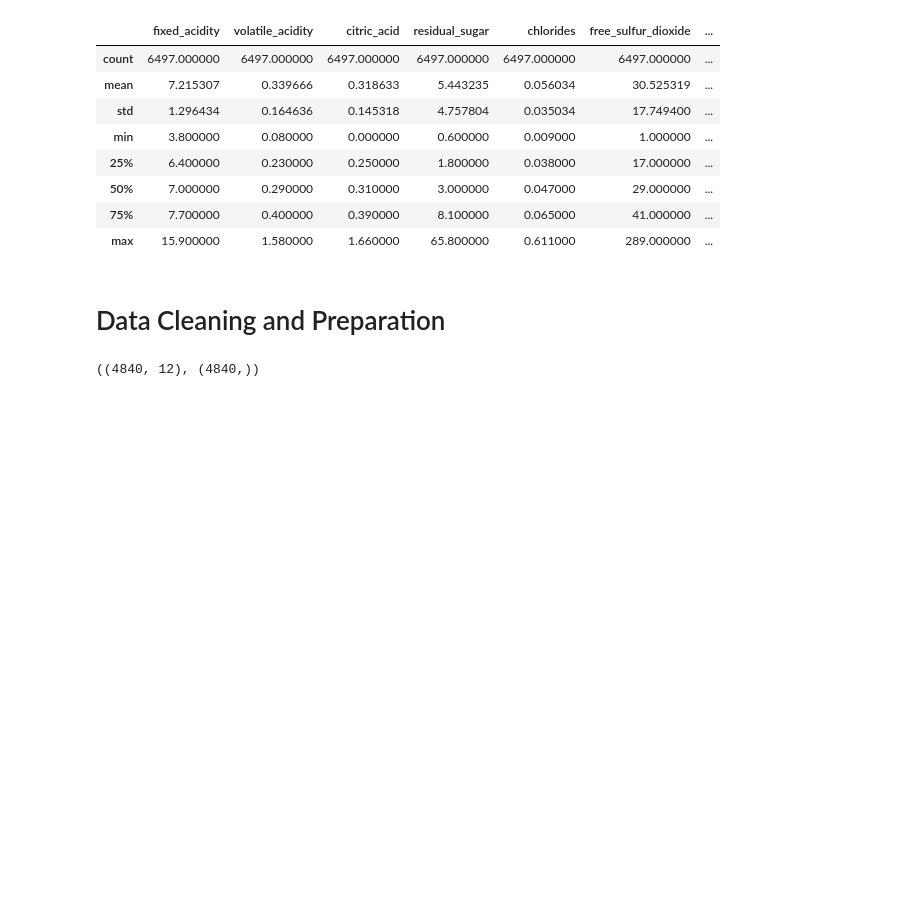
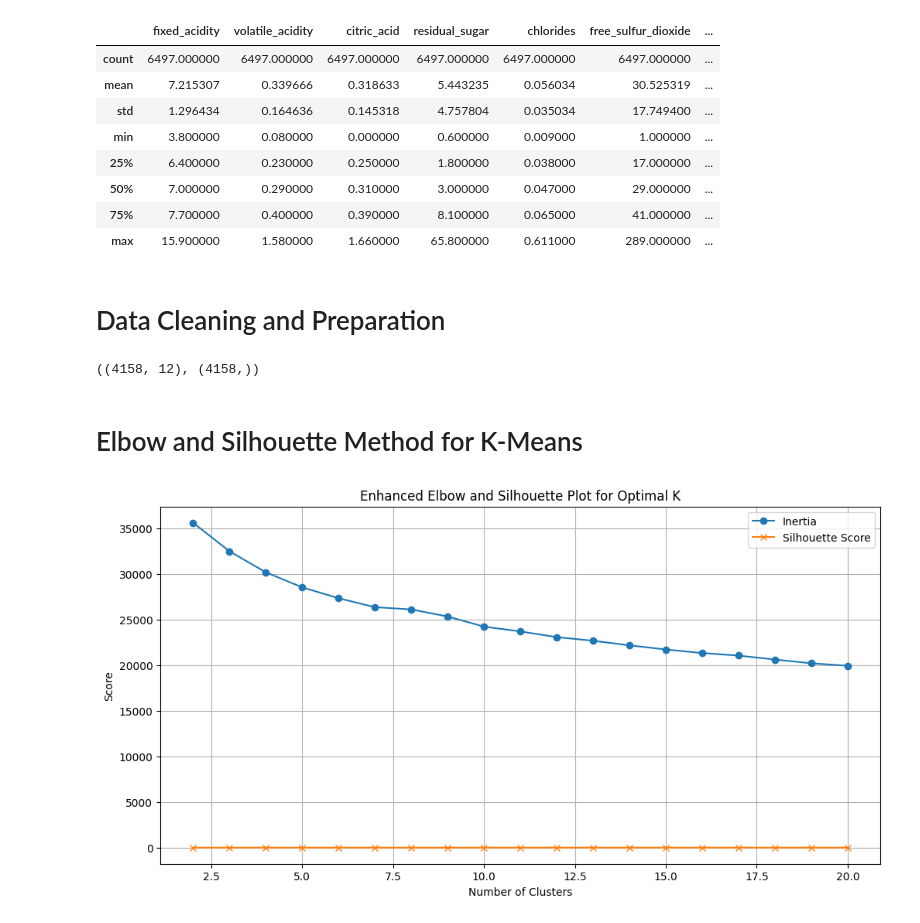
Before and after one commit to AR-KASHMIRI47/REFERRAL-Clustering-and-Fitting, a Jupyter notebook: Clustering and Fitting.ipynb, the cells around one changed output. Drawn from its saved outputs; the diff is of its cells as text; code cells hidden in the pictures; blank space fills up the shorter version.

Commit message:
Updated script for k means and fitting

```diff
--- a/Clustering and Fitting.ipynb
+++ b/Clustering and Fitting.ipynb
@@ -75,27 +76,36 @@ df.describe()
 def clean_data(df):
     """
     Cleans and preprocesses the dataset.
-    - Drops missing values.
+    - Handles missing values using Imputer.
     - Removes outliers using IQR.
     - Standardizes the data.
     """
-    df.dropna(inplace=True)
+    # Convert all columns to numeric (forcing errors to NaN)
     df = df.apply(pd.to_numeric, errors='coerce')
 
-    # Drop rows where all values are NaN
-    df.dropna(how='all', inplace=True)
+    # Handle missing values using SimpleImputer (median strategy)
+    imputer = SimpleImputer(strategy='median')
+    df_cleaned = pd.DataFrame(imputer.fit_transform(df), columns=df.columns)
 
-    # Remove outliers only if dataframe is not empty
-    if not df.empty:
-        Q1 = df.quantile(0.25, numeric_only=True)
-        Q3 = df.quantile(0.75, numeric_only=True)
-        IQR = Q3 - Q1
-        df = df[~((df < (Q1 - 1.5 * IQR)) | (df > (Q3 + 1.5 * IQR))).any(axis=1)]
+    # Remove outliers using IQR
+    Q1 = df_cleaned.quantile(0.25)
+    Q3 = df_cleaned.quantile(0.75)
+    IQR = Q3 - Q1
+    df_cleaned = df_cleaned[~((df_cleaned < (Q1 - 1.5 * IQR)) | (df_cleaned > (Q3 + 1.5 * IQR))).any(axis=1)]
 
-    # Ensure the dataframe is still not empty after outlier removal
-    if df.empty:
+    # Ensure the dataframe is not empty
+    if df_cleaned.empty:
         raise ValueError("Dataframe is empty after cleaning. Please check the input data.")
 
+    # Standardize the data
     scaler = StandardScaler()
-    scaled_features = scaler.fit_transform(df.drop('quality', axis=1))
-    return pd.DataFrame(scaled_features, columns=df.columns[:-1]), df['quality']
+    scaled_features = scaler.fit_transform(df_cleaned.drop('quality', axis=1))
+    return pd.DataFrame(scaled_features, columns=df_cleaned.columns[:-1]), df_cleaned['quality']
+
+# Clean the data
+X_cleaned, y = clean_data(df)
+
+# Displaying the cleaned and scaled data shape
+X_cleaned.shape, y.shape
+# %% [output]
+((4158, 12), (4158,))
@@ -105,5 +112,30 @@ X_cleaned, y = clean_data(df)
-# %%
-# Data shape after cleaning
-X_cleaned.shape , y.shape
-# %% [output]
-((4840, 12), (4840,))
+# %% [markdown]
+# Elbow and Silhouette Method for K-Means
+# %%
+# Enhanced Elbow and Silhouette Analysis
+def elbow_silhouette(X):
+    inertia = []
+    silhouette_scores = []
+
+    for k in range(2, 21):
+        model = KMeans(n_clusters=k, random_state=42)
+        model.fit(X)
+        inertia.append(model.inertia_)
+        score = silhouette_score(X, model.labels_) if k > 1 else 0
+        silhouette_scores.append(score)
+
+    # Elbow and Silhouette Plot
+    plt.figure(figsize=(12, 6))
+    plt.plot(range(2, 21), inertia, marker='o', label='Inertia')
+    plt.plot(range(2, 21), silhouette_scores, marker='x', label='Silhouette Score')
+    plt.title("Enhanced Elbow and Silhouette Plot for Optimal K")
+    plt.xlabel("Number of Clusters")
+    plt.ylabel("Score")
+    plt.legend()
+    plt.grid(True)
+    plt.show()
+
+# Running Enhanced Elbow and Silhouette Analysis
+elbow_silhouette(X_cleaned)
+# %% [output]
+[figure, added]
```
Also changed, not shown: parts of 9 cells of this notebook.
